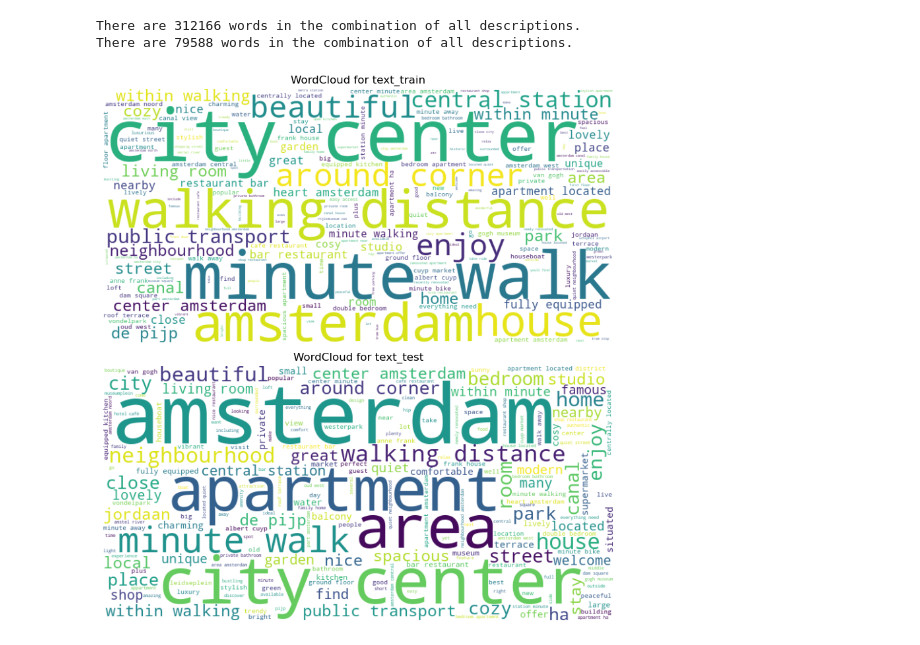
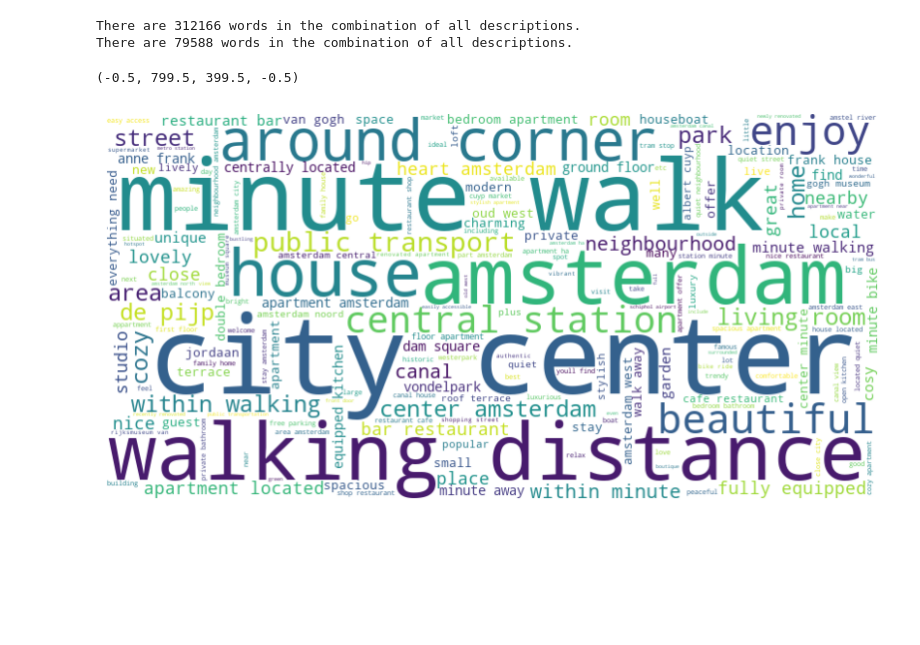
Before and after one commit to josh-wilkinson/MachineLearningExercises, a Jupyter notebook: Project/Description_model/Data_preprocessing2.0.ipynb, the cells around one changed output. Saved outputs shown, nothing was run; the diff lists cells and outputs as text; code cells hidden in the pictures; blank space fills up the shorter version.

Commit message:
added fine tunning and plots for the presentation

```diff
--- a/Project/Description_model/Data_preprocessing2.0.ipynb
+++ b/Project/Description_model/Data_preprocessing2.0.ipynb
@@ -107,24 +106,25 @@ There are 79588 words in the combination of all descriptions.
 # %%
 import matplotlib.pyplot as plt
 from wordcloud import WordCloud
 
 # Generate a word cloud image
 wordcloud = WordCloud(width=800, height=400, background_color="white").generate(text_train)#max_font_size=100, max_words=500,
 
 # Display the generated image:
 # the matplotlib way:
 plt.figure(figsize=(10, 20))
 plt.subplot(1, 1, 1)
 plt.imshow(wordcloud, interpolation='bilinear')
-plt.title("WordCloud for text_train")
+#plt.title("WordCloud for text_train")
 plt.axis("off")
 
-# Generate and plot wordcloud for text_test
-wordcloud_test = WordCloud(width=800, height=400, background_color="white").generate(text_test)
-plt.subplot(2, 1, 2)
-plt.imshow(wordcloud_test, interpolation='bilinear')
-plt.title("WordCloud for text_test")
-plt.axis("off")
-plt.show()
+# # Generate and plot wordcloud for text_test
+# wordcloud_test = WordCloud(width=800, height=400, background_color="white").generate(text_test)
+# plt.subplot(2, 1, 2)
+# plt.imshow(wordcloud_test, interpolation='bilinear')
+# plt.title("WordCloud for text_test")
+# plt.axis("off")
+# plt.show()
 # %% [output]
+(-0.5, 799.5, 399.5, -0.5)
-[figure, old version]
+[figure, new version]
```
Also changed, not shown: parts of 1 cell of this notebook.
